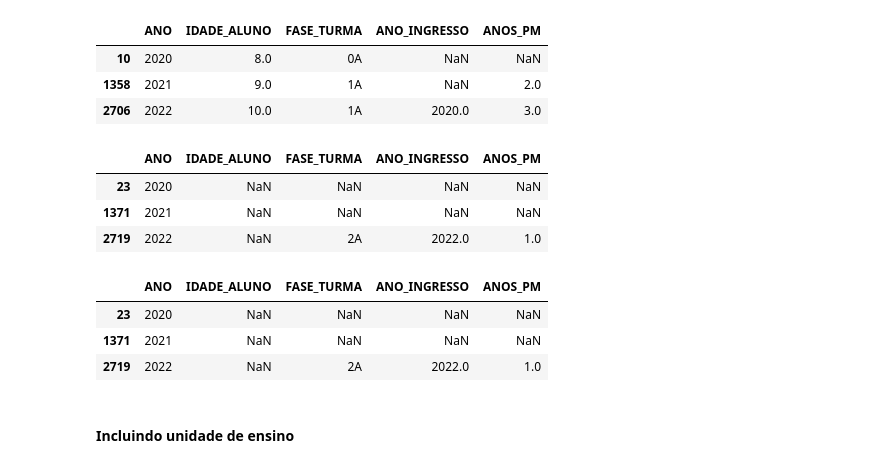
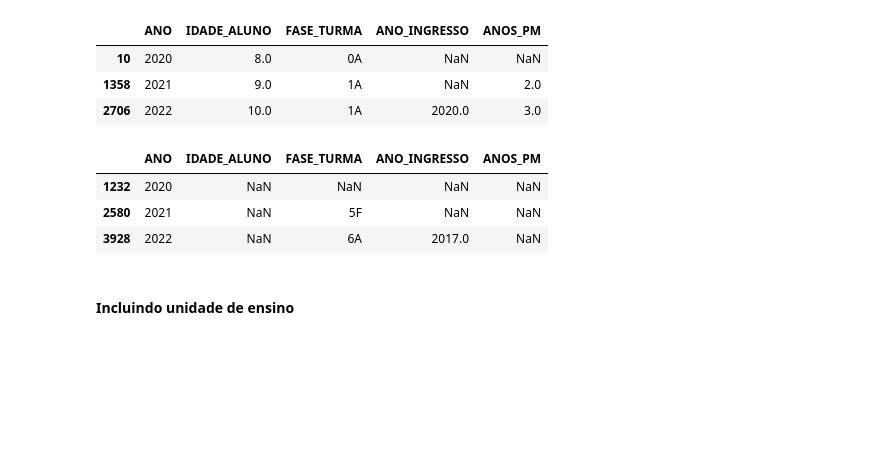
Before and after one commit to jorgeplatero/postech_techchallenge_fase_5, a Jupyter notebook: techchallenge_fase_5.ipynb, the cells around one changed output. Saved outputs shown, nothing was run; the diff lists cells and outputs as text; code cells hidden in the pictures; blank space fills up the shorter version.

```diff
--- a/techchallenge_fase_5.ipynb
+++ b/techchallenge_fase_5.ipynb
@@ -604,19 +682,12 @@ df[df['NOME'] == 'ALUNO-11'][['ANO', 'IDADE_ALUNO', 'FASE_TURMA', 'ANO_INGRESSO'
 | 1358 | 2021 | 9.0 | 1A | NaN | 2.0 |
 | 2706 | 2022 | 10.0 | 1A | 2020.0 | 3.0 |
 # %%
-df[df['NOME'] == 'ALUNO-24'][['ANO', 'IDADE_ALUNO', 'FASE_TURMA', 'ANO_INGRESSO', 'ANOS_PM']]
+df[df['NOME'] == 'ALUNO-1233'][['ANO', 'IDADE_ALUNO', 'FASE_TURMA', 'ANO_INGRESSO', 'ANOS_PM']]
 # %% [output]
 |  | ANO | IDADE_ALUNO | FASE_TURMA | ANO_INGRESSO | ANOS_PM |
-| 23 | 2020 | NaN | NaN | NaN | NaN |
-| 1371 | 2021 | NaN | NaN | NaN | NaN |
-| 2719 | 2022 | NaN | 2A | 2022.0 | 1.0 |
+| 1232 | 2020 | NaN | NaN | NaN | NaN |
+| 2580 | 2021 | NaN | 5F | NaN | NaN |
+| 3928 | 2022 | NaN | 6A | 2017.0 | NaN |
-# %%
-df[df['NOME'] == 'ALUNO-24'][['ANO', 'IDADE_ALUNO', 'FASE_TURMA', 'ANO_INGRESSO', 'ANOS_PM']]
-# %% [output]
-|  | ANO | IDADE_ALUNO | FASE_TURMA | ANO_INGRESSO | ANOS_PM |
-| 23 | 2020 | NaN | NaN | NaN | NaN |
-| 1371 | 2021 | NaN | NaN | NaN | NaN |
-| 2719 | 2022 | NaN | 2A | 2022.0 | 1.0 |
 # %% [markdown]
 #### Incluindo unidade de ensino
 # %%
```
Also changed, not shown: parts of 8 cells of this notebook, 2 other files.
